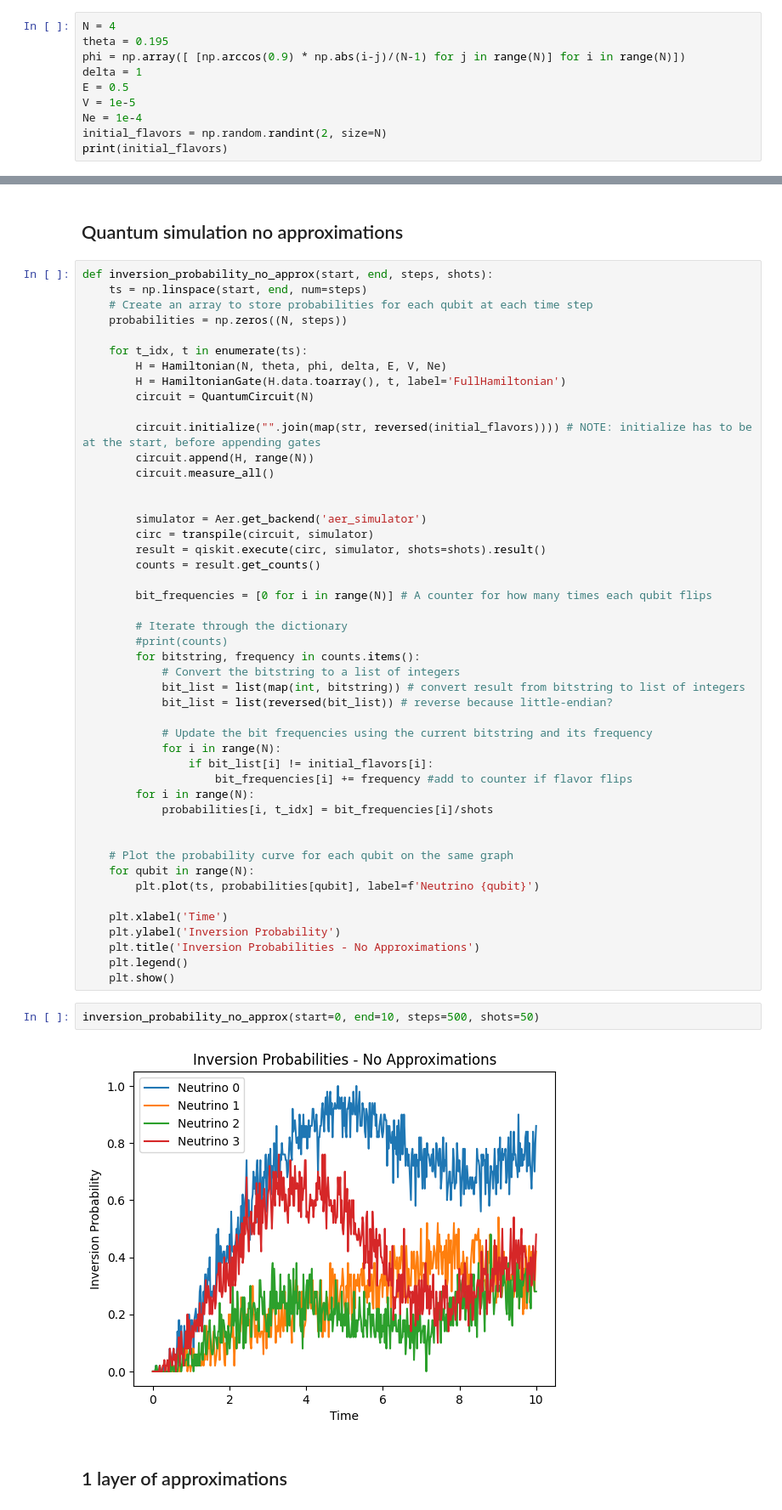
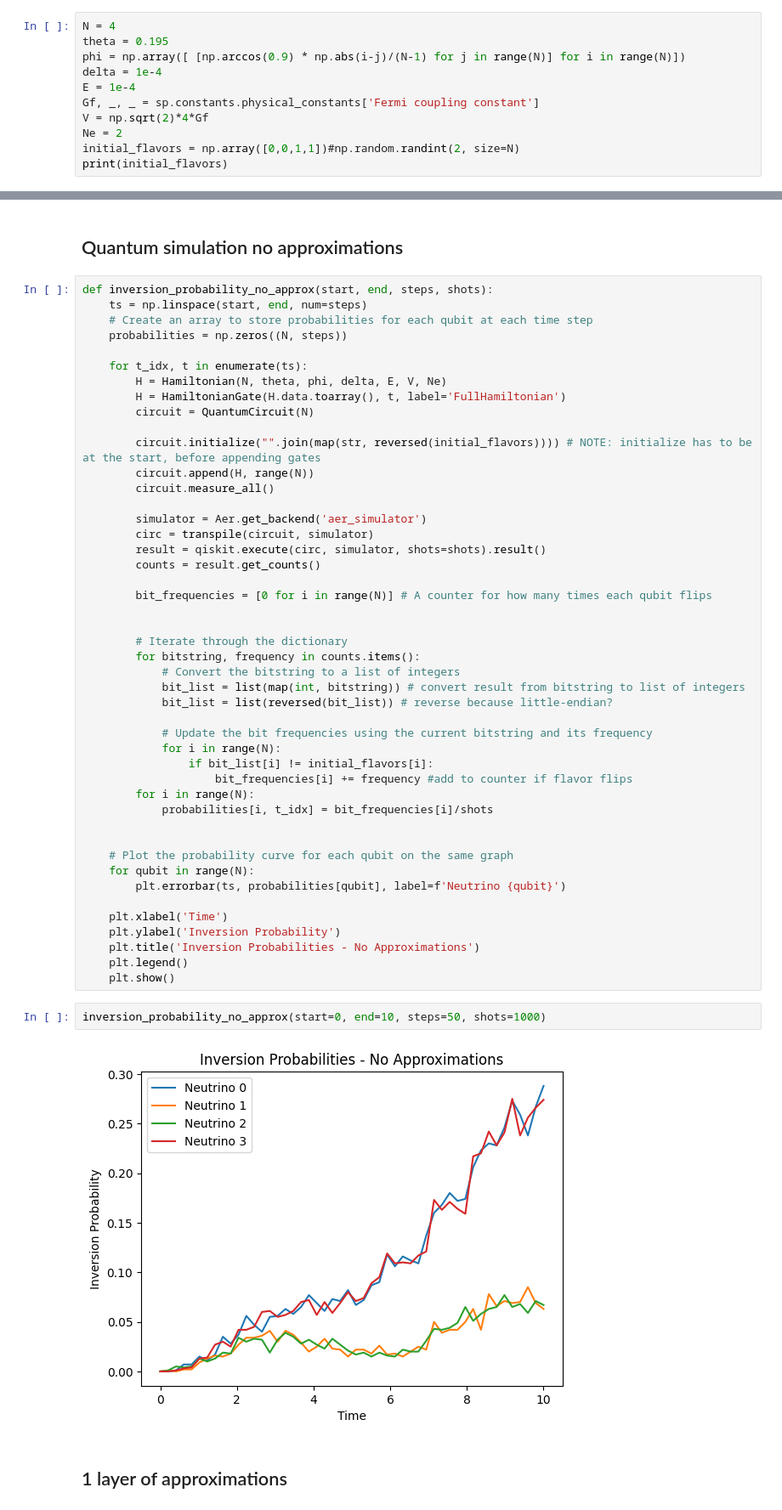
Before and after one commit to eugeneman418/QuantumEngineeringProject, a Jupyter notebook: demo.ipynb, the cells around one changed output, grey strips where cells are left out. Shown: that part at 85% size. Cells and saved outputs as stored; diff of their text form.

```diff
--- a/demo.ipynb
+++ b/demo.ipynb
@@ -114,10 +114,11 @@ def ReferenceHamiltonian(N, theta, phi, delta, E, V, Ne):
 N = 4
 theta = 0.195
 phi = np.array([ [np.arccos(0.9) * np.abs(i-j)/(N-1) for j in range(N)] for i in range(N)])
-delta = 1
-E = 0.5
-V = 1e-5
-Ne = 1e-4
-initial_flavors = np.random.randint(2, size=N)
+delta = 1e-4
+E = 1e-4
+Gf, _, _ = sp.constants.physical_constants['Fermi coupling constant']
+V = np.sqrt(2)*4*Gf
+Ne = 2
+initial_flavors = np.array([0,0,1,1])#np.random.randint(2, size=N)
 print(initial_flavors)
 # %% [output]
@@ -191,7 +190,6 @@ def inversion_probability_no_approx(start, end, steps, shots):
         circuit.append(H, range(N))
         circuit.measure_all()
 
-
         simulator = Aer.get_backend('aer_simulator')
         circ = transpile(circuit, simulator)
         result = qiskit.execute(circ, simulator, shots=shots).result()
@@ -199,8 +197,8 @@ def inversion_probability_no_approx(start, end, steps, shots):
 
         bit_frequencies = [0 for i in range(N)] # A counter for how many times each qubit flips
 
+
         # Iterate through the dictionary
-        #print(counts)
         for bitstring, frequency in counts.items():
             # Convert the bitstring to a list of integers
             bit_list = list(map(int, bitstring)) # convert result from bitstring to list of integers
@@ -216,7 +214,7 @@ def inversion_probability_no_approx(start, end, steps, shots):
 
     # Plot the probability curve for each qubit on the same graph
     for qubit in range(N):
-        plt.plot(ts, probabilities[qubit], label=f'Neutrino {qubit}')
+        plt.errorbar(ts, probabilities[qubit], label=f'Neutrino {qubit}')
 
     plt.xlabel('Time')
     plt.ylabel('Inversion Probability')
@@ -224,9 +222,9 @@ def inversion_probability_no_approx(start, end, steps, shots):
     plt.legend()
     plt.show()
 # %%
-inversion_probability_no_approx(start=0, end=10, steps=500, shots=50)
+inversion_probability_no_approx(start=0, end=10, steps=50, shots=1000)
 # %% [output]
-[figure, old version]
+[figure, new version]
 # %% [markdown]
 ## 1 layer of approximations
 # %% [markdown]
```
Also changed, not shown: parts of 6 cells of this notebook, 7 other files.
